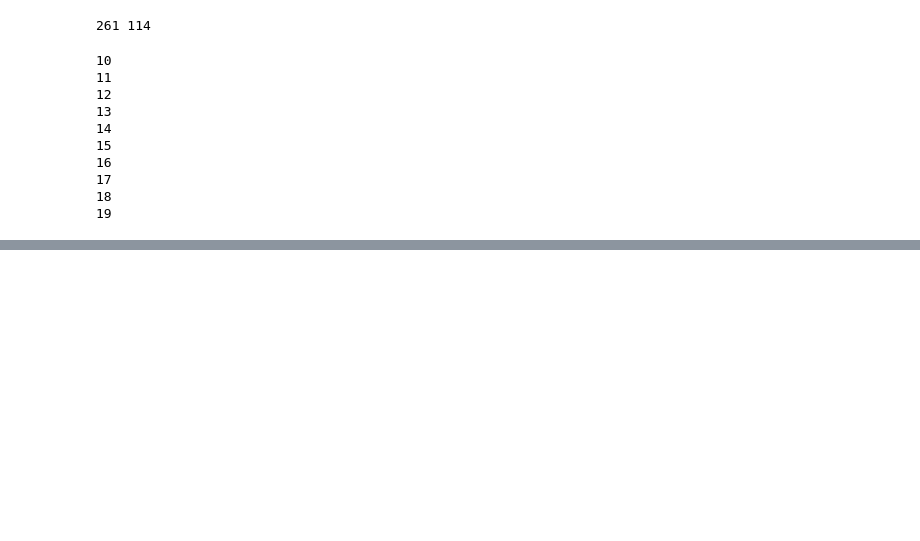
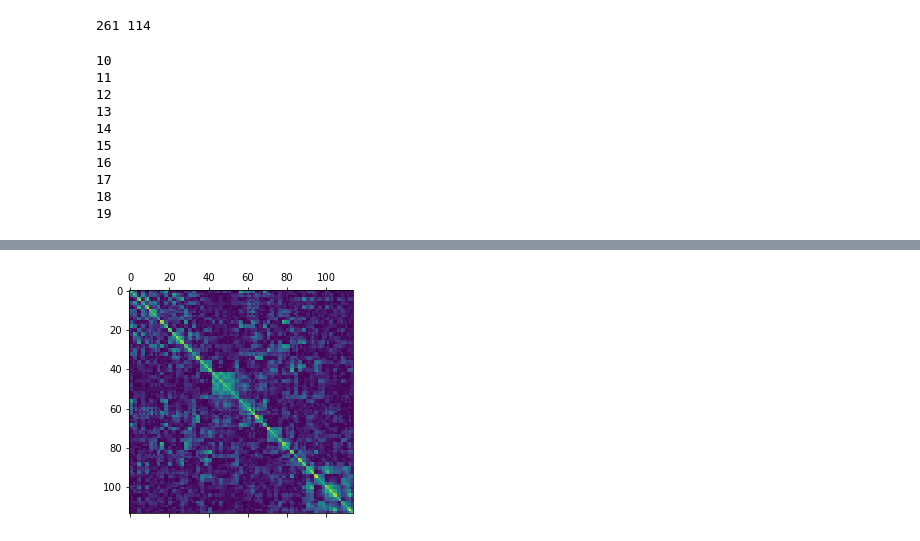
Before and after one commit to nannagram/prob-models, a Jupyter notebook: notebooks/notebook.ipynb, the cells around one changed output, grey strips where cells are left out. Saved outputs shown, nothing was run; the diff lists cells and outputs as text; code cells hidden in the pictures; blank space fills up the shorter version.

```diff
--- a/notebooks/notebook.ipynb
+++ b/notebooks/notebook.ipynb
@@ -125,0 +310,70 @@ plt.matshow(np.average([el['Shrink_CV_likelihood']['Cclean'] for el in results.v
+# %%
+#pyvis plot of the J or of the GRBM
+fs=20
+idx_to_label={key:zones(key) for key in range(114)}
+i=80
+soglia= False
+Gauss=False
+GRBM=True
+
+
+
+if GRBM:
+    W=np.load('../results/params2_80.npy')
+    Jeff=np.abs(W@W.T)
+    Adj=np.copy(Jeff)
+
+if Gauss:
+    Cgauss=(np.median([el['Shrink_CV_likelihood']['Cclean'] for el in results.values()],axis=0))
+    Cgauss-=np.eye(len(Cgauss))*np.diag(Cgauss)
+
+    Jgauss=np.median([standarise(np.linalg.pinv(el['Shrink_CV_likelihood']['Cclean'])) for el in results.values()],axis=0)
+    Jgauss-=np.eye(len(Jgauss))*np.diag(Jgauss)
+    Adj=np.copy(Jgauss)
+
+plt.matshow(np.abs(Adj))
+
+if soglia:
+    M=np.abs(np.copy(Adj))
+    indici=np.where(np.abs(M)<soglia)
+    for el in zip(indici[0],indici[1]):
+        M[el]=0.
+    indici=np.where(np.abs(M)>0)
+    G=nx.from_numpy_matrix(M)
+
+else:
+    G=percolazione(Adj,graph=True)
+
+
+G.remove_edges_from(nx.selfloop_edges(G))
+nt = Network('600px', '900px',notebook=False,heading='RGBM'+str(i))
+
+
+nx.set_node_attributes(G,{key:brain_zone_color[val] for key, val in idx_to_label.items()},'color')
+nx.set_node_attributes(G,5,'label_size')
+nx.set_node_attributes(G,'solid','shape')
+nx.set_edge_attributes(G,'black','color') # Edge color
+nx.set_edge_attributes(G,{(el[0],el[1]): el[2]['weight']*10 for el  in G.edges(data=True)},'width') # Edge width
+
+
+
+nt.from_nx(G)
+for n in nt.nodes:
+    n["font"]={"size": fs}
+    n["size"] = 0.05*fs
+
+nt.barnes_hut()
+nt.toggle_physics(True)
+
+nt.repulsion(node_distance=2*np.sum([el[2]['weight']**2 for el  in G.edges(data=True)]), central_gravity=0.0,
+                spring_length=2*np.sum([el[2]['weight']**2 for el  in G.edges(data=True)]), spring_strength=0.05, damping=0.09)
+nt.show('Hg.html')
+
+
+
+    # nx.draw_networkx(G,pos=nx.kamada_kawai_layout(G,weight='weight'),node_color=[brain_zone_color[val] for key, val in idx_to_label.items()], with_labels=True)
+    # plt.title('Average $J^-1$, a= '+str(a)+', '+ds ,size=20)
+    # plt.subplots_adjust(top=0.80,wspace=0)
+    # plt.savefig('savedfig/average_J'+str(a)+ds+'.pdf')
+# %% [output]
+[figure, added]
```
Also changed, not shown: parts of 10 cells of this notebook.
